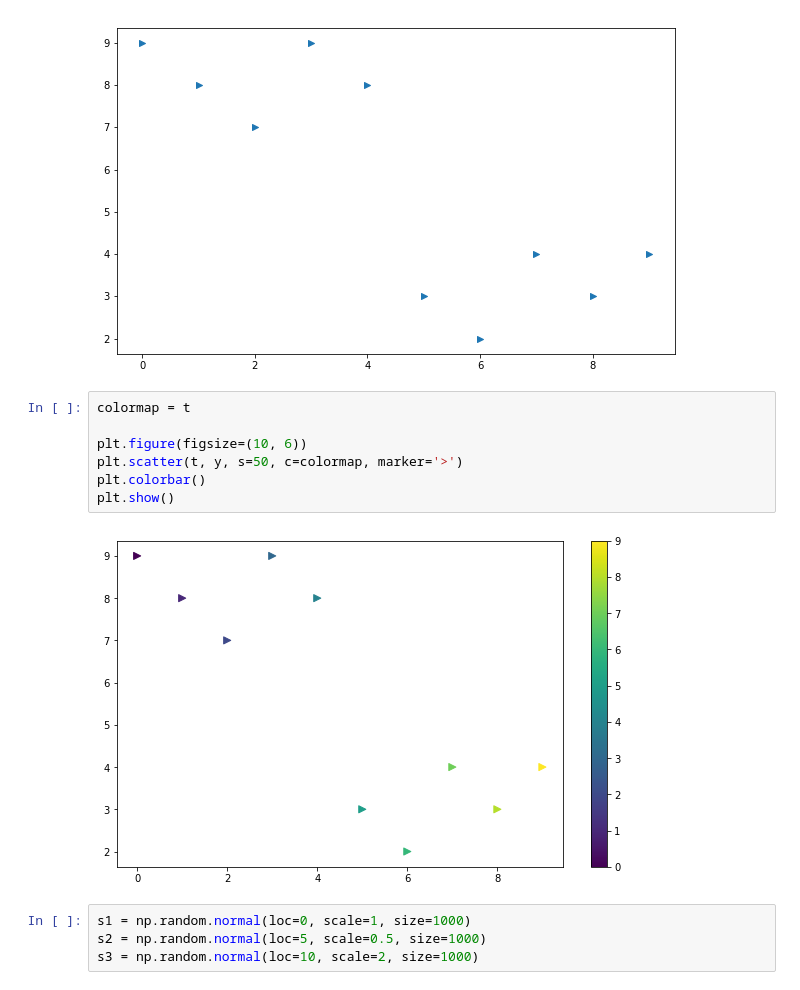
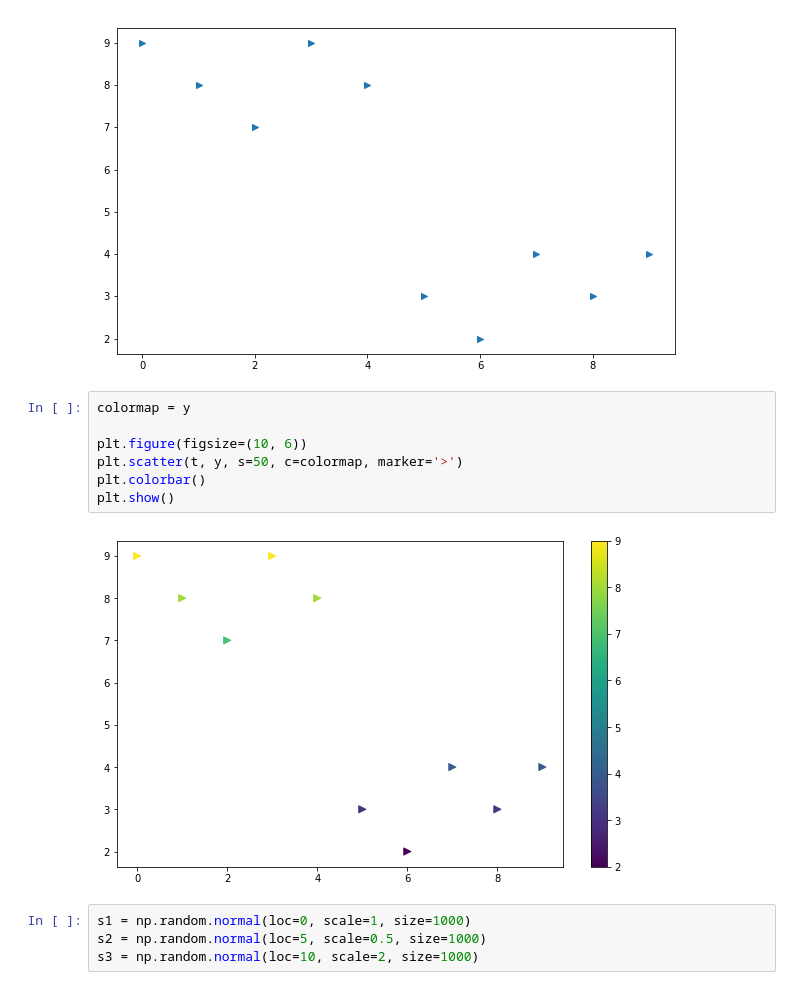
Before and after one commit to RainyHeaven/DataStudy, a Jupyter notebook: 180415_Chapter1.ipynb, the cells around one changed output. Drawn from its saved outputs; the diff is of its cells as text.

```diff
--- a/180415_Chapter1.ipynb
+++ b/180415_Chapter1.ipynb
@@ -854,14 +883,14 @@ plt.show()
 # %% [output]
 [figure]
 # %%
-colormap = t
+colormap = y
 
 plt.figure(figsize=(10, 6))
 plt.scatter(t, y, s=50, c=colormap, marker='>')
 plt.colorbar()
 plt.show()
 # %% [output]
-[figure, old version]
+[figure, new version]
 # %%
 s1 = np.random.normal(loc=0, scale=1, size=1000)
 s2 = np.random.normal(loc=5, scale=0.5, size=1000)
```
Also changed, not shown: parts of 54 cells of this notebook.
